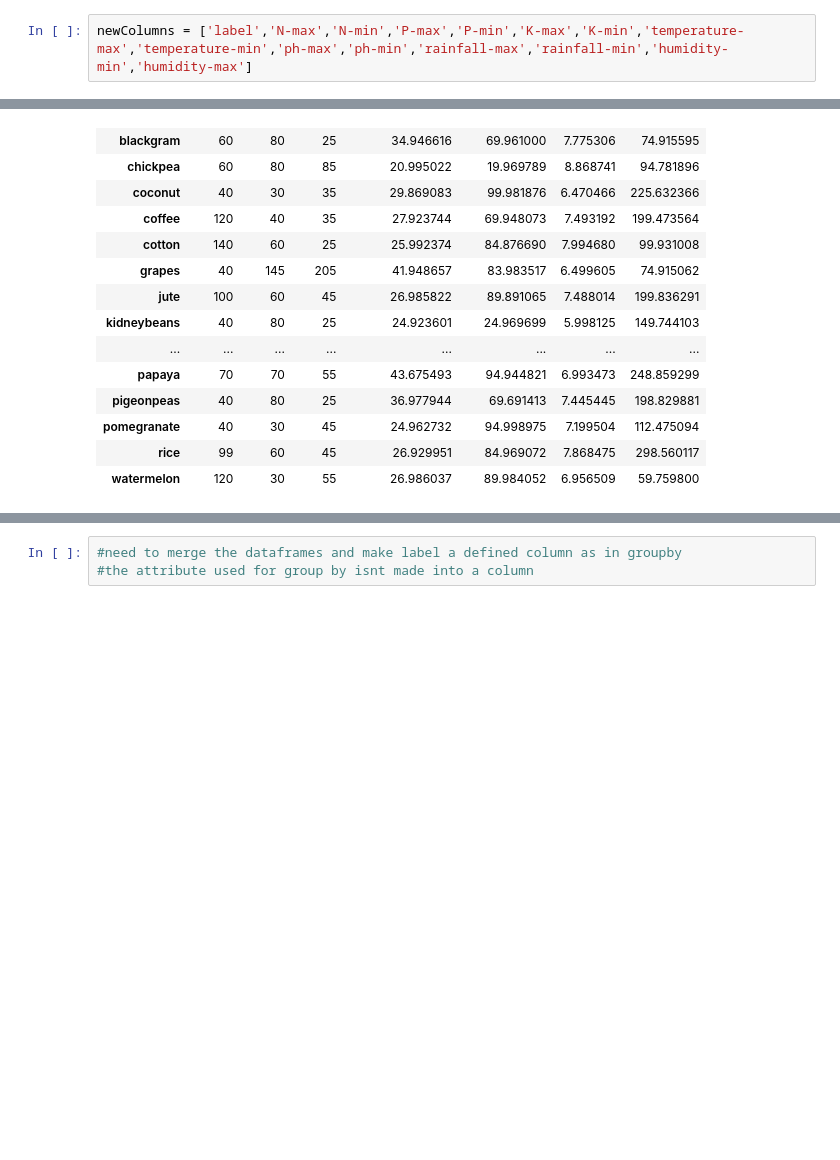
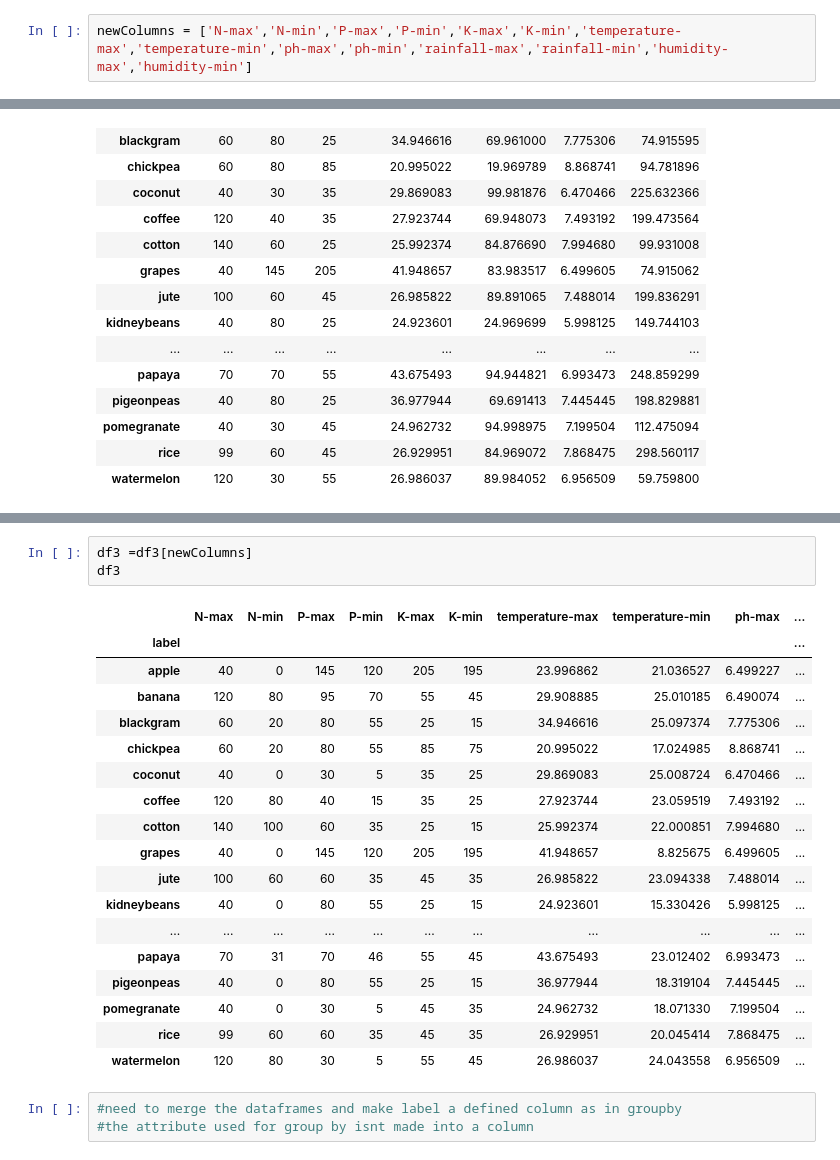
Before and after one commit to sitanshu05/Effect-of-cimate-change-on-Agriculture, a Jupyter notebook: dataPreprocessing/dataReduction/cropsRecommendation.ipynb, the cells around one changed output, grey strips where cells are left out. Cells and saved outputs as stored; diff of their text form; blank space fills up the shorter version.

```diff
--- a/dataPreprocessing/dataReduction/cropsRecommendation.ipynb
+++ b/dataPreprocessing/dataReduction/cropsRecommendation.ipynb
@@ -8,5 +22,5 @@ df
 # %%
-newColumns = ['label','N-max','N-min','P-max','P-min','K-max','K-min','temperature-max','temperature-min','ph-max','ph-min','rainfall-max','rainfall-min','humidity-min','humidity-max']
+newColumns = ['N-max','N-min','P-max','P-min','K-max','K-min','temperature-max','temperature-min','ph-max','ph-min','rainfall-max','rainfall-min','humidity-max','humidity-min']
 # %%
 df1 =df.groupby(['label'])['N','P','K','temperature','humidity','ph','rainfall'].min()
 df1.rename(columns = {"N":'N-min',"P":"P-min","K":"K-min", "humidity":"humidity-min", "ph":"ph-min", "rainfall":"rainfall-min","temperature":"temperature-min"},inplace=True)
@@ -58,3 +94,25 @@ df2
+# %%
+df3 =df3[newColumns]
+df3
+# %% [output]
+|  | N-max | N-min | P-max | P-min | K-max | K-min | temperature-max | temperature-min | ph-max | ... |
+| label |  |  |  |  |  |  |  |  |  | ... |
+| apple | 40 | 0 | 145 | 120 | 205 | 195 | 23.996862 | 21.036527 | 6.499227 | ... |
+| banana | 120 | 80 | 95 | 70 | 55 | 45 | 29.908885 | 25.010185 | 6.490074 | ... |
+| blackgram | 60 | 20 | 80 | 55 | 25 | 15 | 34.946616 | 25.097374 | 7.775306 | ... |
+| chickpea | 60 | 20 | 80 | 55 | 85 | 75 | 20.995022 | 17.024985 | 8.868741 | ... |
+| coconut | 40 | 0 | 30 | 5 | 35 | 25 | 29.869083 | 25.008724 | 6.470466 | ... |
+| coffee | 120 | 80 | 40 | 15 | 35 | 25 | 27.923744 | 23.059519 | 7.493192 | ... |
+| cotton | 140 | 100 | 60 | 35 | 25 | 15 | 25.992374 | 22.000851 | 7.994680 | ... |
+| grapes | 40 | 0 | 145 | 120 | 205 | 195 | 41.948657 | 8.825675 | 6.499605 | ... |
+| jute | 100 | 60 | 60 | 35 | 45 | 35 | 26.985822 | 23.094338 | 7.488014 | ... |
+| kidneybeans | 40 | 0 | 80 | 55 | 25 | 15 | 24.923601 | 15.330426 | 5.998125 | ... |
+| ... | ... | ... | ... | ... | ... | ... | ... | ... | ... | ... |
+| papaya | 70 | 31 | 70 | 46 | 55 | 45 | 43.675493 | 23.012402 | 6.993473 | ... |
+| pigeonpeas | 40 | 0 | 80 | 55 | 25 | 15 | 36.977944 | 18.319104 | 7.445445 | ... |
+| pomegranate | 40 | 0 | 30 | 5 | 45 | 35 | 24.962732 | 18.071330 | 7.199504 | ... |
+| rice | 99 | 60 | 60 | 35 | 45 | 35 | 26.929951 | 20.045414 | 7.868475 | ... |
+| watermelon | 120 | 80 | 30 | 5 | 55 | 45 | 26.986037 | 24.043558 | 6.956509 | ... |
 # %%
 #need to merge the dataframes and make label a defined column as in groupby
 #the attribute used for group by isnt made into a column
```
Also changed, not shown: parts of 2 cells of this notebook.
